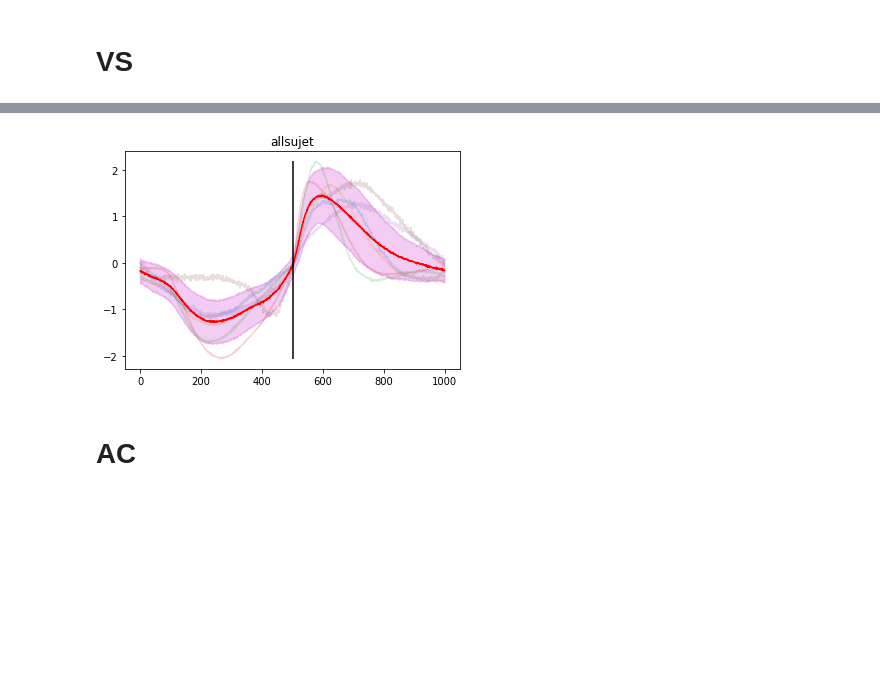
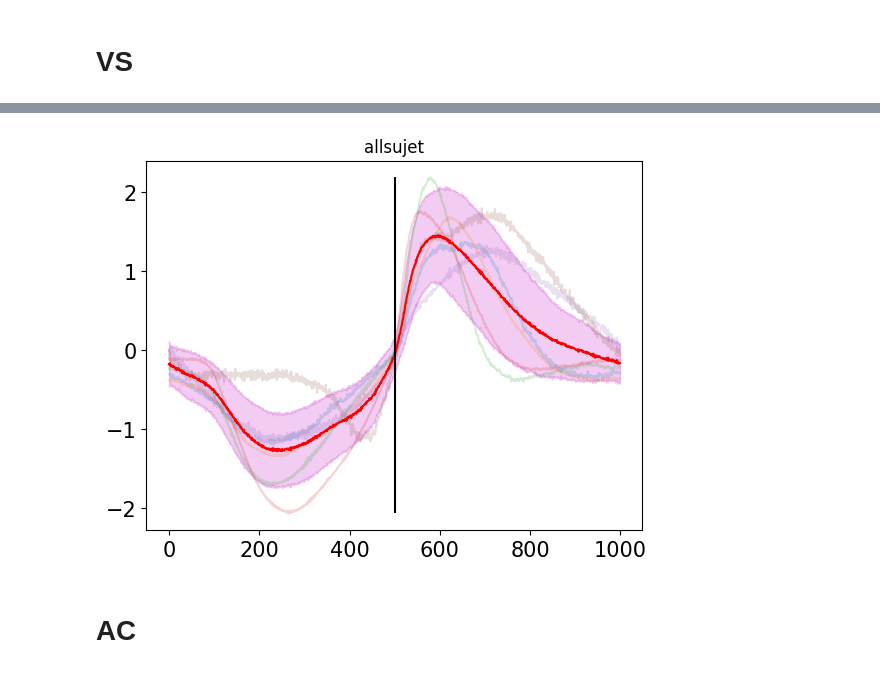
Before and after one commit to JulesGranget/Script_Python_iEEG_Paris_git, a Jupyter notebook: n20_res_respi_analysis.ipynb, the cells around one changed output, grey strips where cells are left out. Drawn from its saved outputs; the diff is of its cells as text; code cells hidden in the pictures; blank space fills up the shorter version.

```diff
--- a/n20_res_respi_analysis.ipynb
+++ b/n20_res_respi_analysis.ipynb
@@ -70,29 +76,32 @@ for sujet in sujet_list:
 # %%
 respi_mean_allsujet_SV = np.zeros((len(sujet_list), VS_data[sujet_list[0]].shape[-1]))
 respi_mean_allsujet_SV_std = np.zeros((len(sujet_list), VS_data[sujet_list[0]].shape[-1]))
 
 vals = np.array([])
 
 for sujet_i, sujet in enumerate(sujet_list):
 
     data = VS_data[sujet]
 
     respi_mean_allsujet_SV[sujet_i, :] = data.mean(axis=0)
     respi_mean_allsujet_SV_std[sujet_i, :] = data.std(axis=0)
 
     plt.plot(data.mean(axis=0), alpha=0.2)
 
     vals = np.concatenate((vals, data.mean(axis=0)), axis=0)
 
 plt.plot(range(VS_data[sujet_list[0]].shape[-1]), respi_mean_allsujet_SV.mean(axis=0), color='r')
 plt.fill_between(range(VS_data[sujet_list[0]].shape[-1]), respi_mean_allsujet_SV.mean(axis=0)+respi_mean_allsujet_SV_std.mean(axis=0), respi_mean_allsujet_SV.mean(axis=0)-respi_mean_allsujet_SV_std.mean(axis=0), alpha=0.20, color='m')
 
+plt.xticks(fontsize=15)
+plt.yticks(fontsize=15)
+
 plt.vlines([nb_point_by_cycle/2], ymin=vals.min(), ymax=vals.max(), color='k')
 plt.title(f"allsujet")
 
 plt.show()
 # %% [output]
-[figure, old version]
+[figure, new version]
 # %% [markdown]
 # AC
 # %%
```
Also changed, not shown: parts of 11 cells of this notebook, 8 other files.
